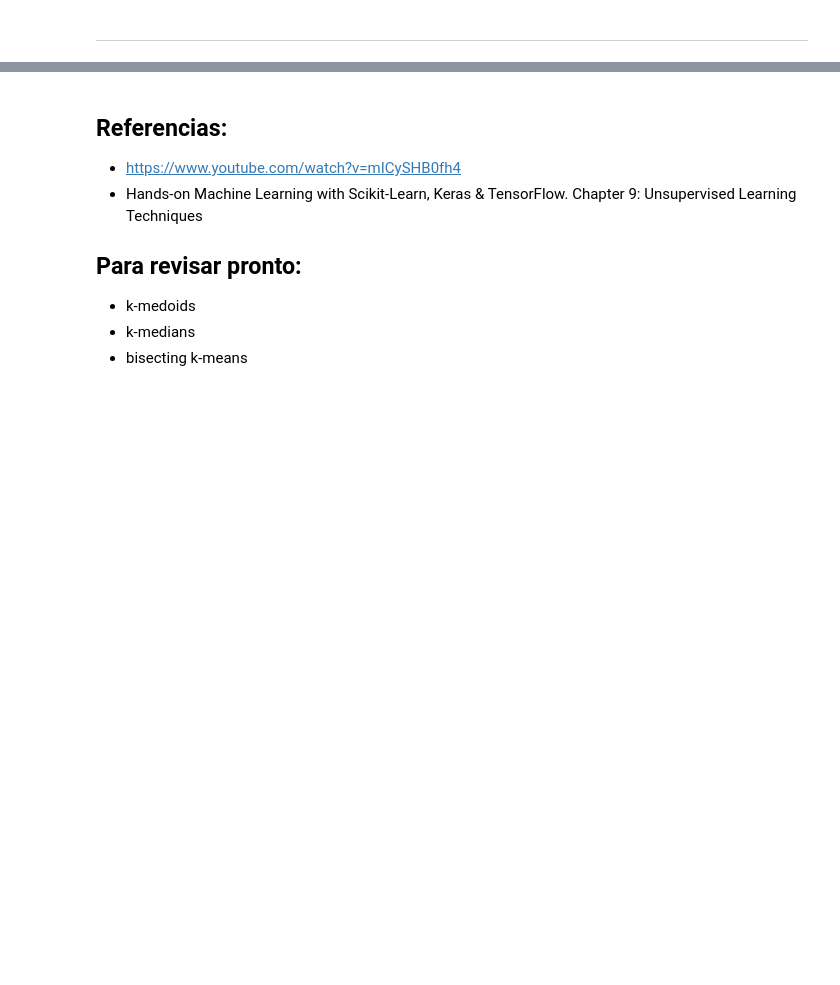
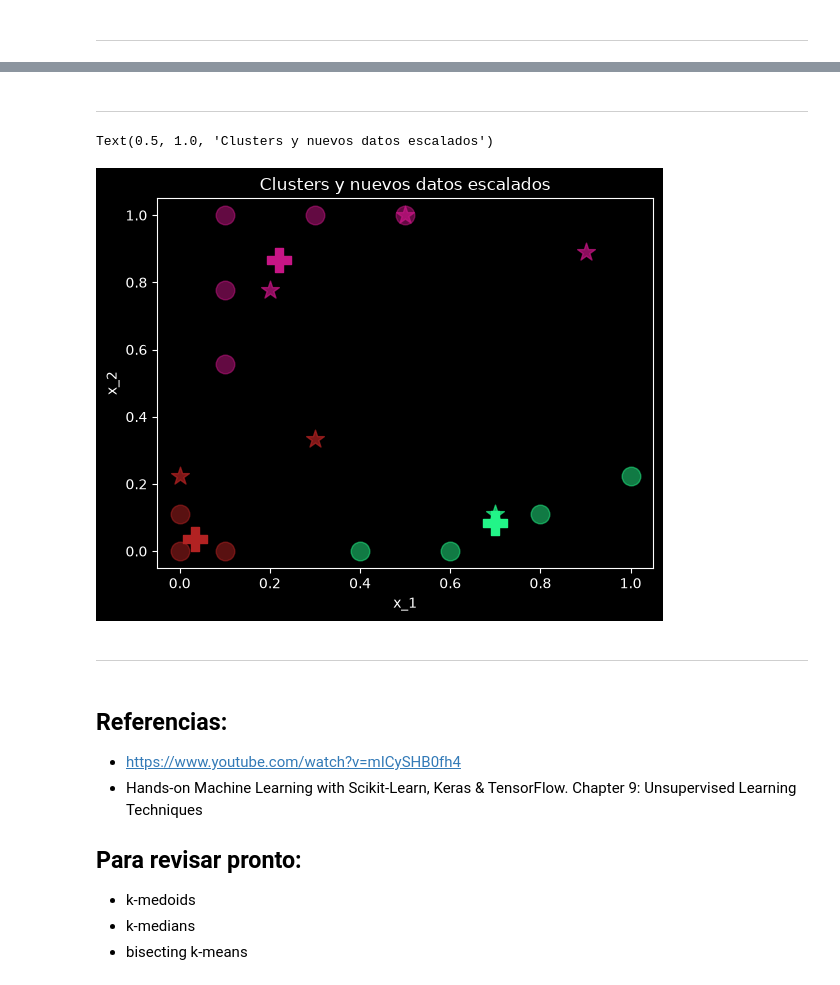
Before and after one commit to ldan-dev/ai_02h, a Jupyter notebook: ml/unsuppervised/k-means.ipynb, the cells around one changed output, grey strips where cells are left out. Cells and saved outputs as stored; diff of their text form; code cells hidden in the pictures; blank space fills up the shorter version.

```diff
--- a/ml/unsuppervised/knn.ipynb
+++ b/ml/unsuppervised/k-means.ipynb
@@ -302,0 +322,11 @@ En bibliotecas como *Scikit-Learn*, ambos métodos aceptan un nuevo conjunto de
+# %%
+pred = model.predict(x_new_scaled)
+trans = model.transform(x_new_scaled)
+
+resultado = x_new.copy()
+resultado['cluster'] = pred
+
+print(pred) # [2 1 0 1 2 1]
+print(pred.shape) # (6,)
+print(trans.shape) # (6, 3)
+print(trans)
@@ -303,3 +343,35 @@ En bibliotecas como *Scikit-Learn*, ambos métodos aceptan un nuevo conjunto de
+# %% [markdown]
+--------
+# %%
+for clus in range(model.n_clusters):
+    m_df = df['cluster'] == clus
+    plt.scatter(
+        df.loc[m_df, 'x_1'],
+        df.loc[m_df, 'x_2'],
+        s=180, color=colors[clus], alpha=0.5
+    )
+
+    m_nuevo = pred == clus
+    plt.scatter(
+        x_new_scaled[m_nuevo, 0],
+        x_new_scaled[m_nuevo, 1],
+        s=180, color=colors[clus], alpha=0.7, marker='*'
+    )
+
+    plt.scatter(
+        model.cluster_centers_[clus][0],
+        model.cluster_centers_[clus][1],
+        marker='P', s=280, color=colors[clus]
+    )
+
+plt.xlabel('x_1')
+plt.ylabel('x_2')
+plt.title('Clusters y nuevos datos escalados')
+# %% [output]
+Text(0.5, 1.0, 'Clusters y nuevos datos escalados')
+[figure, added]
+# %% [markdown]
+--------
 # %% [markdown]
 ## Referencias:
 
```
Also changed, not shown: parts of 7 cells of this notebook, 32 other files.
